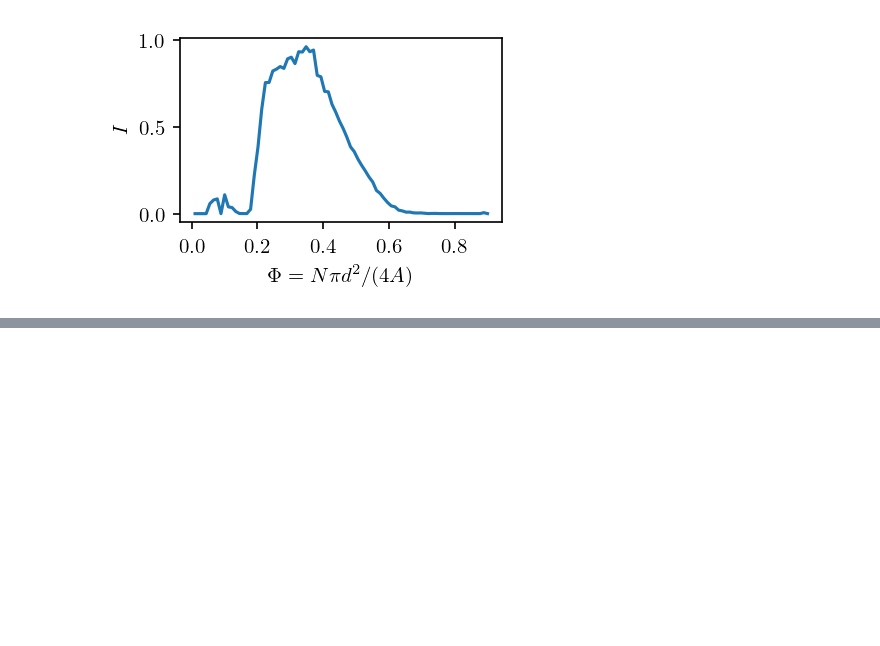
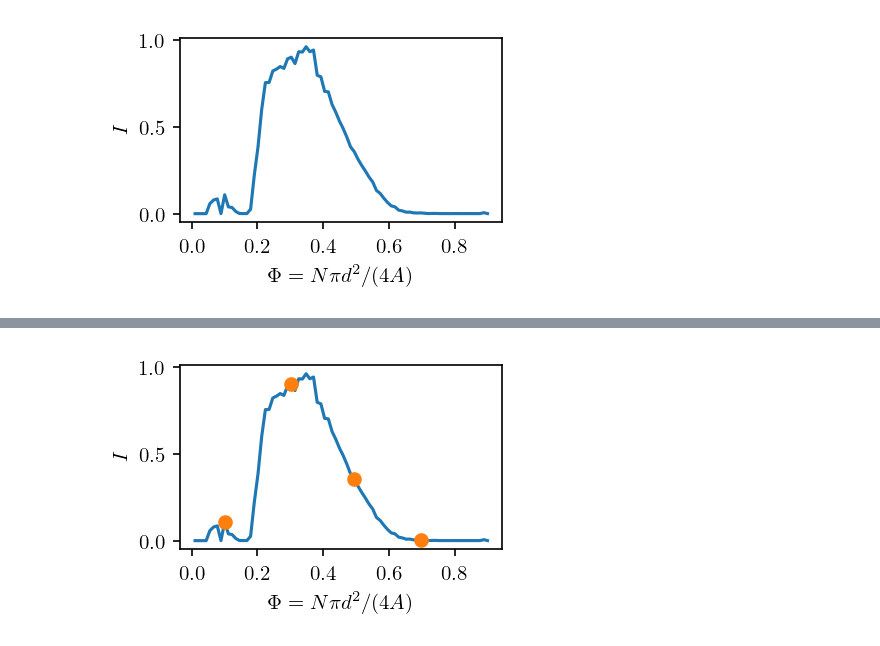
Before and after one commit to aortiza/Notes, a Jupyter notebook: Dimers/ExchangeDetails/CurrentVsDensity.ipynb, the cells around one changed output, grey strips where cells are left out. Cells and saved outputs as stored; diff of their text form; code cells hidden in the pictures; blank space fills up the shorter version.

Commit message:
Updated the CurrentVsDensity

```diff
--- a/Dimers/ExchangeDetails/CurrentVsDensity.ipynb
+++ b/Dimers/ExchangeDetails/CurrentVsDensity.ipynb
@@ -99,0 +103,16 @@ fig.savefig('current_jamming.pdf', pad_inches = 0, bbox_inches = "tight")
+# %%
+Phi = current.index
+Phi_video = np.array([0.1,0.3,0.5,0.7])
+Phi = Phi[:,np.newaxis]
+Phi_video = Phi_video[np.newaxis,:]
+chosen_currents = current.iloc[np.argmin(np.abs(np.array(Phi)-Phi_video),axis=0)]
+# %%
+fig = plt.figure(figsize=(3,2))
+plt.plot(current.index, current.I)
+plt.plot(chosen_currents.index, chosen_currents.I,'o')
+plt.xlabel(r"$\Phi = N\pi d^2 / (4A)$")
+plt.ylabel(r"$I$")
+fig.tight_layout()
+fig.savefig('current_jamming.pdf', pad_inches = 0, bbox_inches = "tight")
+# %% [output]
+[figure, added]
```
Also changed, not shown: parts of 15 cells of this notebook, 8 other files.
